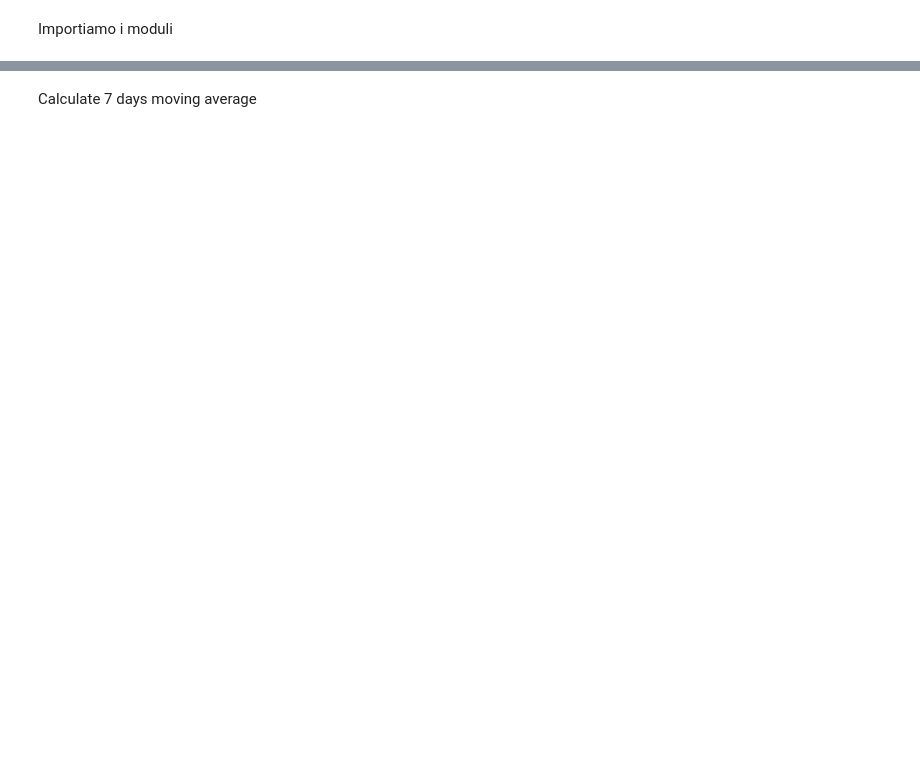
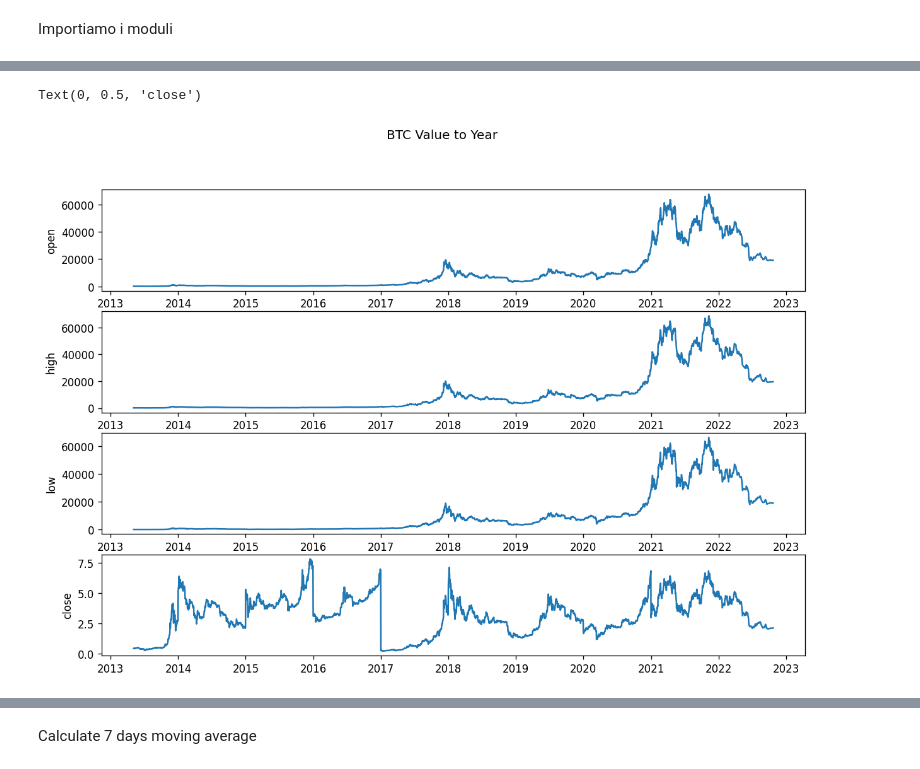
Before and after one commit to riccardoscut/riccardoscut, a Jupyter notebook: CrypToData.ipynb, the cells around one changed output, grey strips where cells are left out. Cells and saved outputs as stored; diff of their text form; code cells hidden in the pictures; blank space fills up the shorter version.

```diff
--- a/CrypToData.ipynb
+++ b/CrypToData.ipynb
@@ -69,0 +139,16 @@ print(ada_data['daily_return'])
+# %%
+# Plot
+plt.rcParams.update({'figure.figsize': (12,8)})
+fig, axs = plt.subplots(4)
+fig.suptitle('BTC Value to Year')
+axs[0].plot(btc['open'])
+axs[0].set_ylabel('open')
+axs[1].plot(btc['high'])
+axs[1].set_ylabel('high')
+axs[2].plot(btc['low'])
+axs[2].set_ylabel('low')
+axs[3].plot(btc['close'])
+axs[3].set_ylabel('close')
+# %% [output]
+Text(0, 0.5, 'close')
+[figure, added]
```
Also changed, not shown: parts of 34 cells of this notebook, 4 other files.
